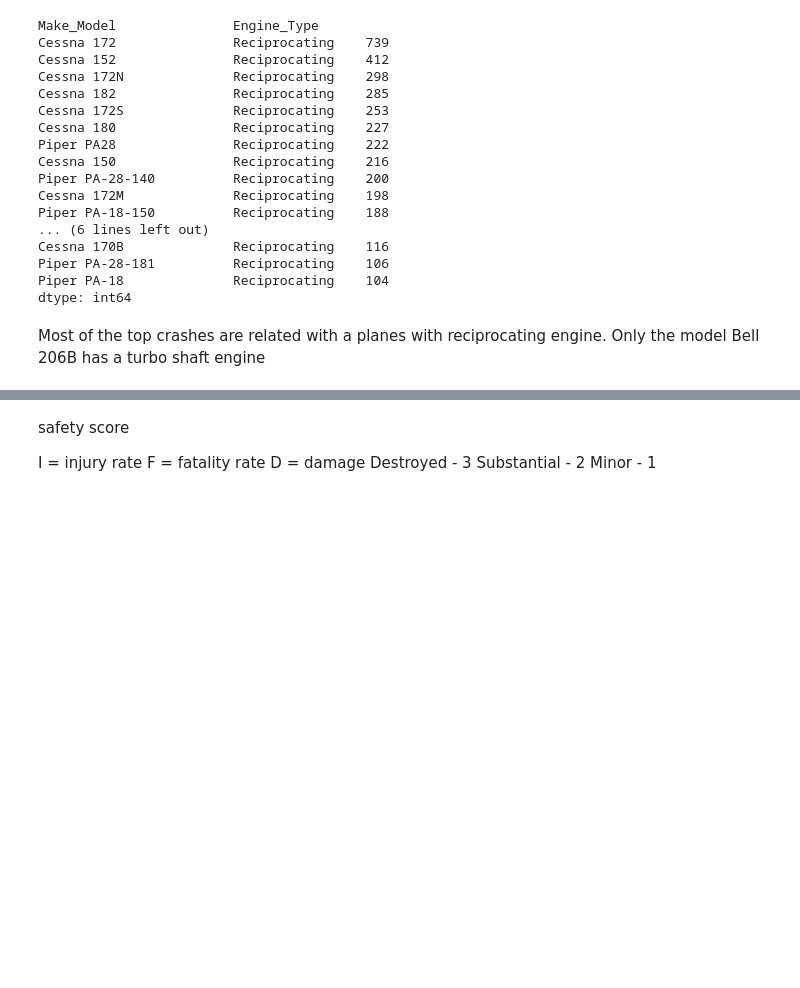
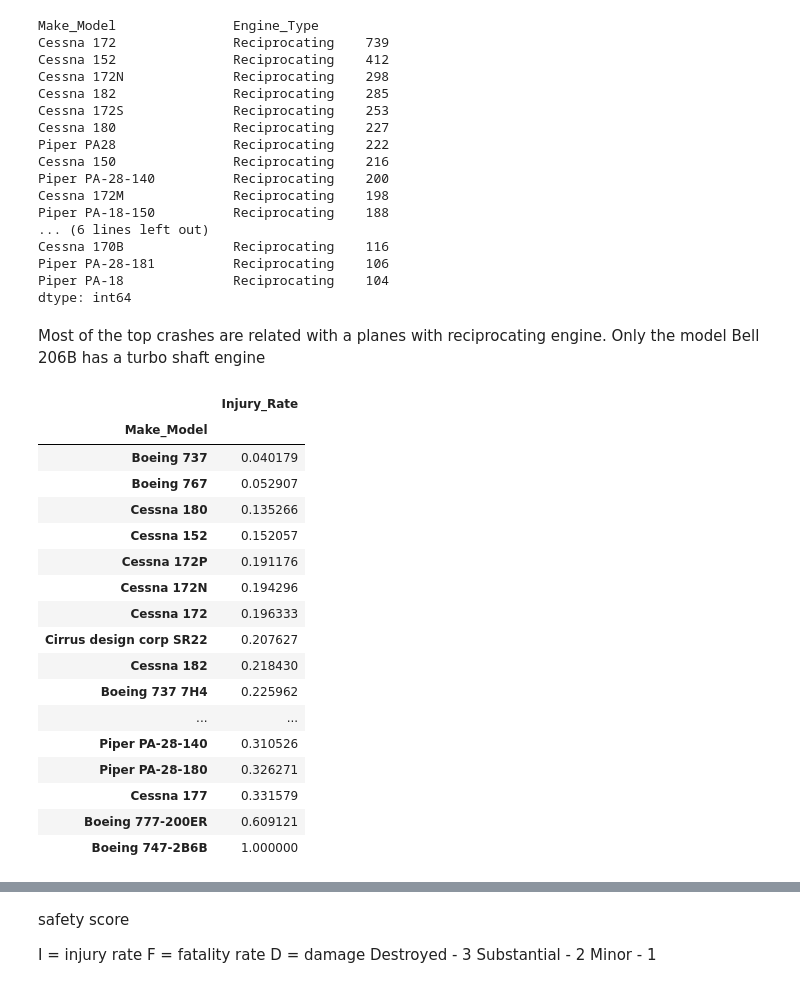
Before and after one commit to kaceyclougher/Phase-1-Project, a Jupyter notebook: Irwin's Analysis.ipynb, the cells around one changed output, grey strips where cells are left out. Cells and saved outputs as stored; diff of their text form; code cells hidden in the pictures; blank space fills up the shorter version.

```diff
--- a/Irwin's Analysis.ipynb
+++ b/Irwin's Analysis.ipynb
@@ -149,16 +149,36 @@ Most of the top crashes are related with a planes with reciprocating engine. Onl
 # %%
 top_models = df[['Make_Model']].value_counts()[:20]
 
 model_df = df[df['Make_Model'].isin(top_models.index)][['Make', 'Total_Injuries', 'Total_Passengers']]
 model_df
 
 model_df = make_df = df.groupby(['Make_Model'])[ 'Total_Injuries', 'Total_Passengers'].sum().nlargest(20,
     columns=['Total_Injuries', 'Total_Passengers'])
 model_df
 
 model_df['Injury_Rate'] = (model_df['Total_Injuries']/ model_df['Total_Passengers'])
 model_df = model_df.drop(columns= ['Total_Injuries', 'Total_Passengers'])
 model_df.sort_values(by=['Injury_Rate'], ascending=True, inplace=True)
+model_df
+# %% [output]
+|  | Injury_Rate |
+| Make_Model |  |
+| Boeing 737 | 0.040179 |
+| Boeing 767 | 0.052907 |
+| Cessna 180 | 0.135266 |
+| Cessna 152 | 0.152057 |
+| Cessna 172P | 0.191176 |
+| Cessna 172N | 0.194296 |
+| Cessna 172 | 0.196333 |
+| Cirrus design corp SR22 | 0.207627 |
+| Cessna 182 | 0.218430 |
+| Boeing 737 7H4 | 0.225962 |
+| ... | ... |
+| Piper PA-28-140 | 0.310526 |
+| Piper PA-28-180 | 0.326271 |
+| Cessna 177 | 0.331579 |
+| Boeing 777-200ER | 0.609121 |
+| Boeing 747-2B6B | 1.000000 |
 # %%
 def find_bins_index(bin_list, value):
     for index in range(len(bin_list) - 1):
```
Also changed, not shown: parts of 5 cells of this notebook, 25 other files.
